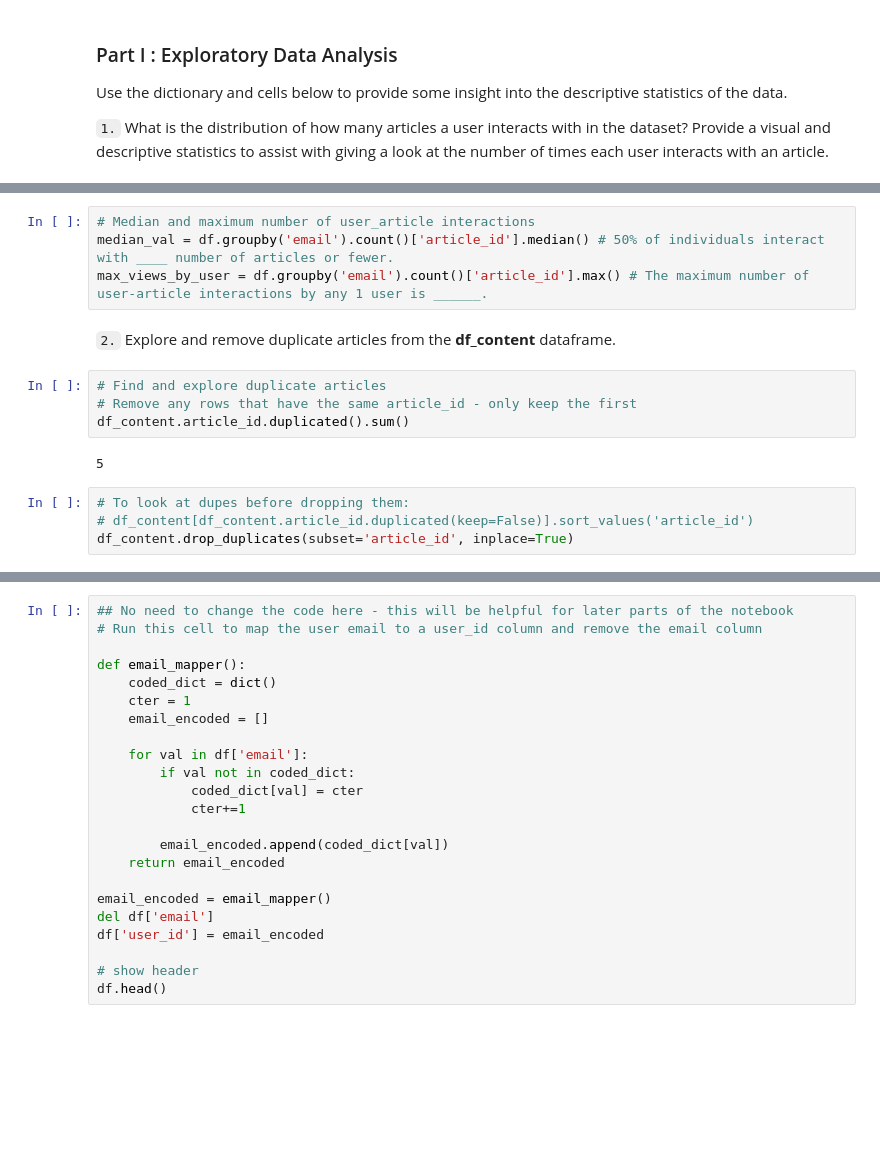
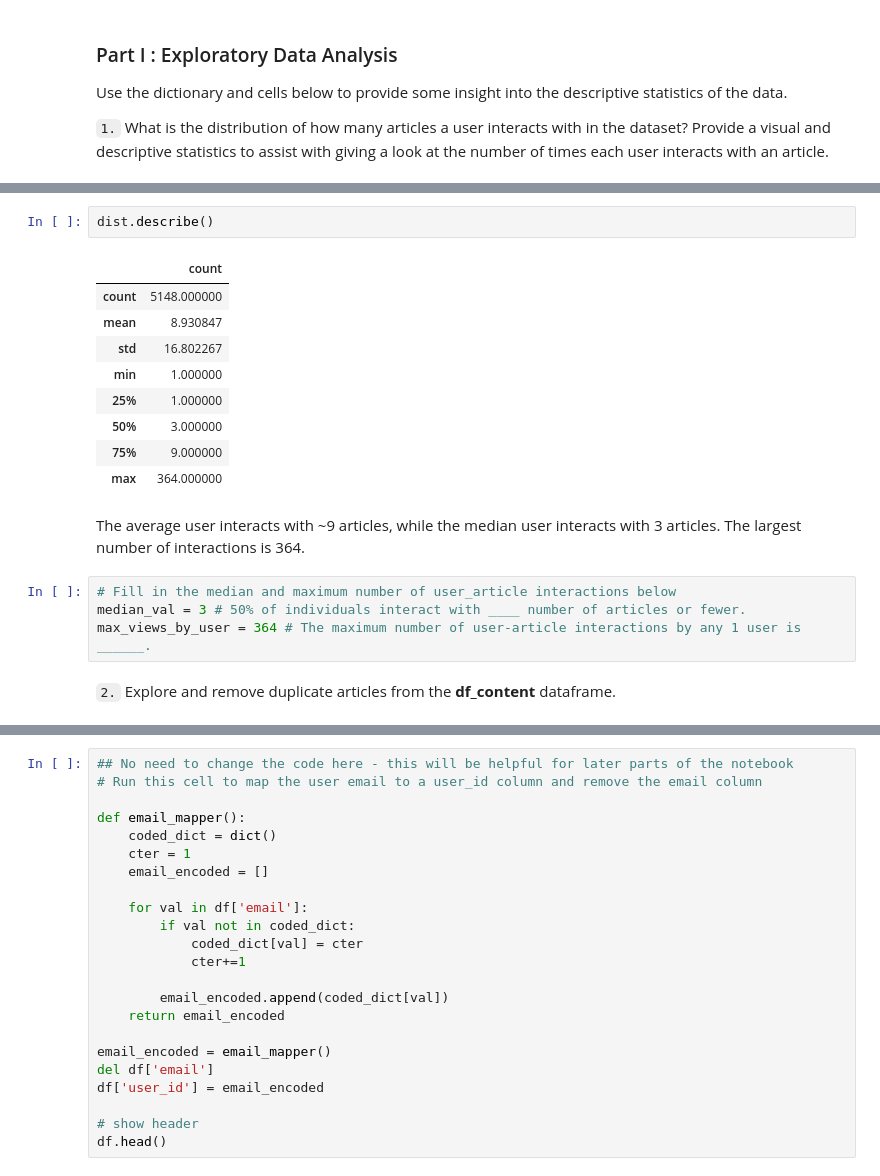
Before and after one commit to chrispmaag/recommendations_with_ibm, a Jupyter notebook: Recommendations_with_IBM.ipynb, the cells around one changed output, grey strips where cells are left out. Drawn from its saved outputs; the diff is of its cells as text; blank space fills up the shorter version.

```diff
--- a/Recommendations_with_IBM.ipynb
+++ b/Recommendations_with_IBM.ipynb
@@ -107,16 +68,20 @@ Name: article_id, dtype: float64
+# %%
+dist.describe()
+# %% [output]
+|  | count |
+| count | 5148.000000 |
+| mean | 8.930847 |
+| std | 16.802267 |
+| min | 1.000000 |
+| 25% | 1.000000 |
+| 50% | 3.000000 |
+| 75% | 9.000000 |
+| max | 364.000000 |
+# %% [markdown]
+The average user interacts with ~9 articles, while the median user interacts with 3 articles. The largest number of interactions is 364.
 # %%
-# Median and maximum number of user_article interactions
-median_val = df.groupby('email').count()['article_id'].median() # 50% of individuals interact with ____ number of articles or fewer.
-max_views_by_user = df.groupby('email').count()['article_id'].max() # The maximum number of user-article interactions by any 1 user is ______.
+# Fill in the median and maximum number of user_article interactions below
+median_val = 3 # 50% of individuals interact with ____ number of articles or fewer.
+max_views_by_user = 364 # The maximum number of user-article interactions by any 1 user is ______.
 # %% [markdown]
 `2.` Explore and remove duplicate articles from the **df_content** dataframe.
-# %%
-# Find and explore duplicate articles
-# Remove any rows that have the same article_id - only keep the first
-df_content.article_id.duplicated().sum()
-# %% [output]
-5
-# %%
-# To look at dupes before dropping them:
-# df_content[df_content.article_id.duplicated(keep=False)].sort_values('article_id')
-df_content.drop_duplicates(subset='article_id', inplace=True)
```
Also changed, not shown: parts of 91 cells of this notebook.
